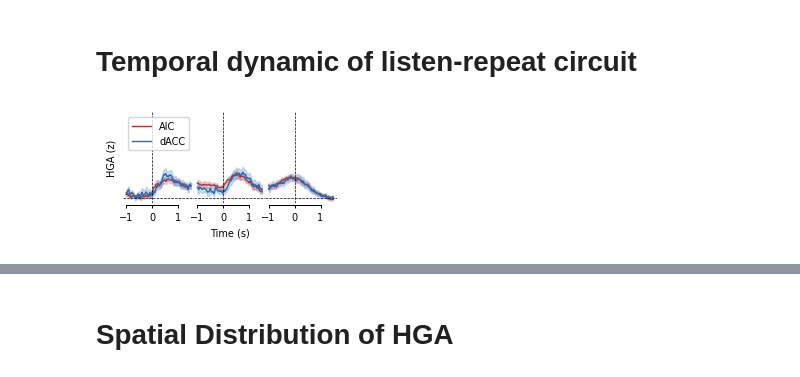
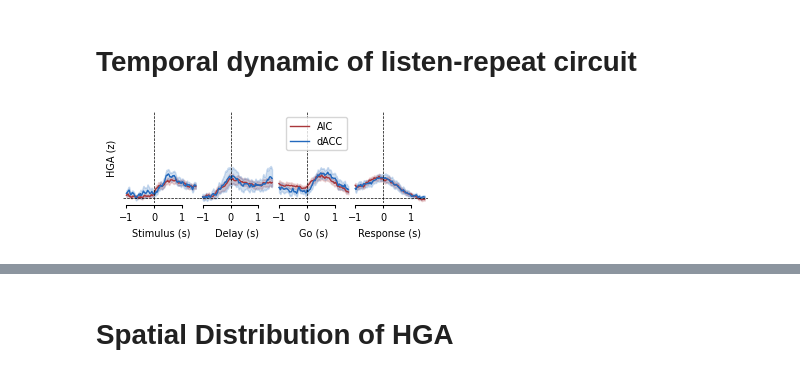
Before and after one commit to shinanlin/insula, a Jupyter notebook: viz/fig2.ipynb, the cells around one changed output, grey strips where cells are left out. Cells and saved outputs as stored; diff of their text form; code cells hidden in the pictures.

```diff
--- a/viz/fig2.ipynb
+++ b/viz/fig2.ipynb
@@ -57,9 +57,7 @@ task = [
         'LexicalDelay',
         'PictureNaming',
         'SentenceRep',
-        # 'TIMIT'
         ]
-
 
 ref = 'bipolar'
 hga_paths = []
@@ -97,6 +95,8 @@ HGAs.loc[HGAs.roi == 'INS', 'roi'] = 'Insula'
 HGAs.loc[HGAs.roi == 'PrG', 'roi'] = 'SMC'
 HGAs.loc[HGAs.roi == 'PoG', 'roi'] = 'SMC'
 HGAs.loc[HGAs.roi == 'Subcentral', 'roi'] = 'SMC'
+HGAs.loc[HGAs.roi == 'HG', 'roi'] = 'STG'
+
 
 HGAs.loc[HGAs.label.isin([
     'ctx_lh_G_and_S_cingul-Mid-Post',
@@ -195,25 +191,29 @@ PIC electrode count: 378176
 # Temporal dynamic of listen-repeat circuit
 # %%
 rois = ['AIC', 'dACC']
+
 colors = [red, blue]
 
 subset = HGAs[
     (HGAs.description == 'Repeat')
     & (HGAs.modality=='sound')
     & (HGAs.hemi=='L')
+    & (HGAs.subject!='D0007')
+    # & (HGAs.roi.isin(rois) | HGAs.label.str.contains('Opercular'))
     & (HGAs.roi.isin(rois))
     & (HGAs.subject!='D0121')
 ]
 
+phases = ['stimulus', 'delay', 'go' ,'response']
 
-fig, (ax1, ax2, ax3) = plt.subplots(nrows=1, ncols=3, figsize=(7*cm, 3*cm),gridspec_kw={'width_ratios': [2.5, 2.5, 2.5]})
+fig, axes = plt.subplots(nrows=1, ncols=len(phases), figsize=(2.5*len(phases)*cm, 3*cm),)
 
 plt.subplots_adjust(wspace=0)
 
 # Create plots with proper labels for legend
-for (ax, phase) in zip([ax1, ax2, ax3], ['stimulus', 'go', 'response']):
+for (ax, phase) in zip(axes, phases):
 
-    legend = True if ax == ax1 else False
+    legend = True if ax == axes[-2] else False
     line1 = sns.lineplot(
         data=subset[(subset.phase == phase)],
         x='time',
@@ -226,40 +226,41 @@ for (ax, phase) in zip([ax1, ax2, ax3], ['stimulus', 'go', 'response']):
         lw=1
     )
 
+    ax.set_xlabel(f'{phase.capitalize()} (s)', fontsize=7)
+
+
 for ax in fig.axes:
     ax.axvline(x=0, color='k', linestyle='--', linewidth=0.5)
     ax.axhline(y=0, color='k', linestyle='--', linewidth=0.5)
 
     ax.tick_params(labelsize=7, width=.75, length=2, which='both')
     plt.setp(ax.spines.values(), linewidth=.75)
 
     sns.despine(ax=ax, offset=1, trim=True)
 
     # Only add legend to the last axis if it has artists with labels
-    if ax == ax1 and ax.get_legend() is not None:
+    if ax == axes[-2] and ax.get_legend() is not None:
         ax.legend(title='', fontsize=7)
     else:
         # Remove legend from other axes
         legend = ax.get_legend()
         if legend is not None:
             legend.remove()
 
     ax.set_yticklabels([])
     ax.set_yticks([])
     # remove y spine
     ax.spines['left'].set_visible(False)
 
     ax.set_ylim(-0.1, 1.5)
 
-ax1.set_xlabel('', fontsize=7)
-ax2.set_xlabel('Time (s)', fontsize=7)
-ax3.set_xlabel('', fontsize=7)
+    if ax != axes[0]:
+        # ax.set_xlabel('Time (s)', fontsize=7)
+        ax.set_ylabel('', fontsize=7)
+    else:
+        ax.set_ylabel('HGA (z)', fontsize=7)
 
-ax1.set_ylabel('HGA (z)', fontsize=7)
-ax2.set_ylabel('', fontsize=7)
-ax3.set_ylabel('', fontsize=7)
-
-plt.savefig('../img/fig2/fig2_AIPI_temporal_LS.svg', dpi=300, bbox_inches='tight')
+# plt.savefig('../img/fig2/fig2_AIPI_temporal_LS_{}.svg'.format('_'.join(rois)), dpi=300, bbox_inches='tight')
 plt.show()
 # %% [output]
-[figure, old version]
+[figure, new version]
```
Also changed, not shown: parts of 26 cells of this notebook.
